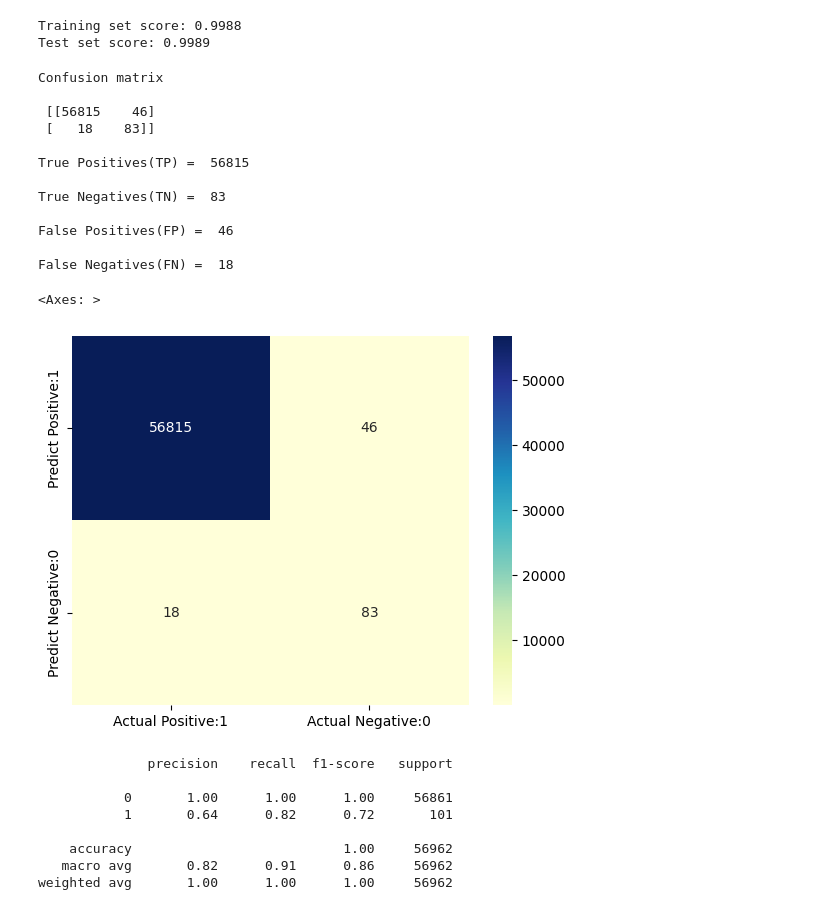
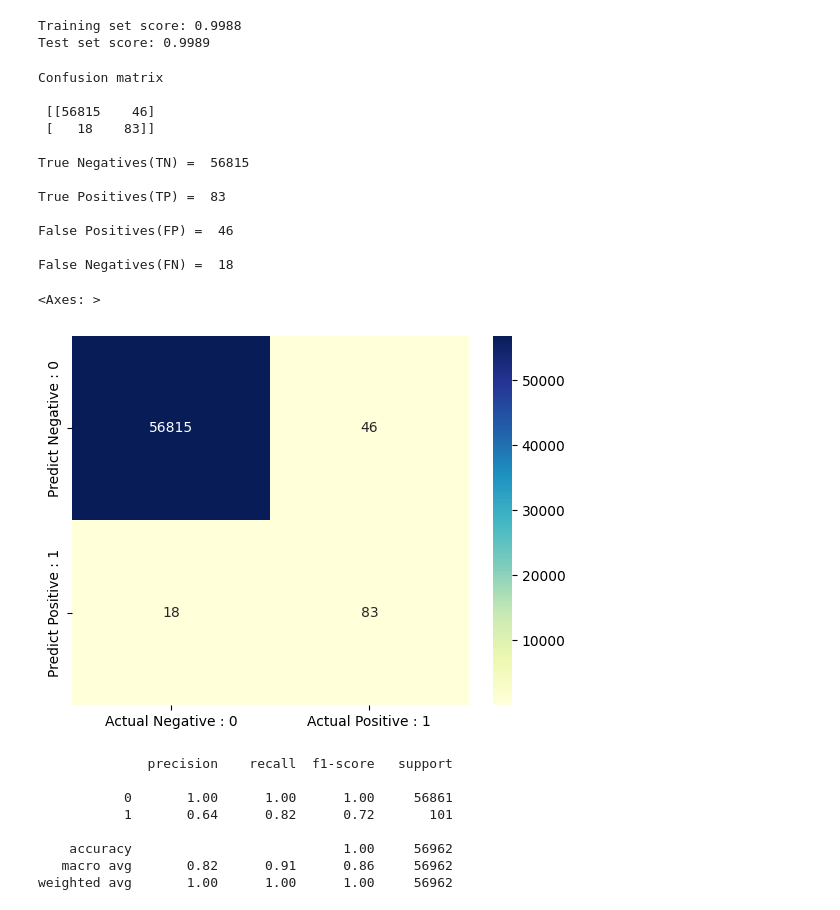
Before and after one commit to KilluJ/nlp-projects, a Jupyter notebook: [fraud detection] logistic reg.ipynb, the cells around one changed output. Cells and saved outputs as stored; diff of their text form; code cells hidden in the pictures.

```diff
--- a/[fraud detection] logistic reg.ipynb
+++ b/[fraud detection] logistic reg.ipynb
@@ -94,9 +94,9 @@ cm = confusion_matrix(y_test, y_pred_test)
 
 print('Confusion matrix\n\n', cm)
 
-print('\nTrue Positives(TP) = ', cm[0,0])
+print('\nTrue Negatives(TN) = ', cm[0,0])
 
-print('\nTrue Negatives(TN) = ', cm[1,1])
+print('\nTrue Positives(TP) = ', cm[1,1])
 
 print('\nFalse Positives(FP) = ', cm[0,1])
 
@@ -107,9 +107,9 @@ Confusion matrix
  [[56815    46]
  [   18    83]]
 
-True Positives(TP) =  56815
+True Negatives(TN) =  56815
 
-True Negatives(TN) =  83
+True Positives(TP) =  83
 
 False Positives(FP) =  46
 
@@ -117,16 +117,16 @@ False Negatives(FN) =  18
 # %%
 # visualize confusion matrix with seaborn heatmap
 import numpy as np # linear algebra
 import matplotlib.pyplot as plt # data visualization
 import seaborn as sns # statistical data visualization
 %matplotlib inline
-cm_matrix = pd.DataFrame(data=cm, columns=['Actual Positive:1', 'Actual Negative:0'],
-                                 index=['Predict Positive:1', 'Predict Negative:0'])
+cm_matrix = pd.DataFrame(data=cm, columns=['Actual Negative : 0', 'Actual Positive : 1'],
+                                 index=['Predict Negative : 0', 'Predict Positive : 1'])
 
 sns.heatmap(cm_matrix, annot=True, fmt='d', cmap='YlGnBu')
 # %% [output]
 <Axes: >
-[figure, old version]
+[figure, new version]
 # %%
 from sklearn.metrics import classification_report
 
```
